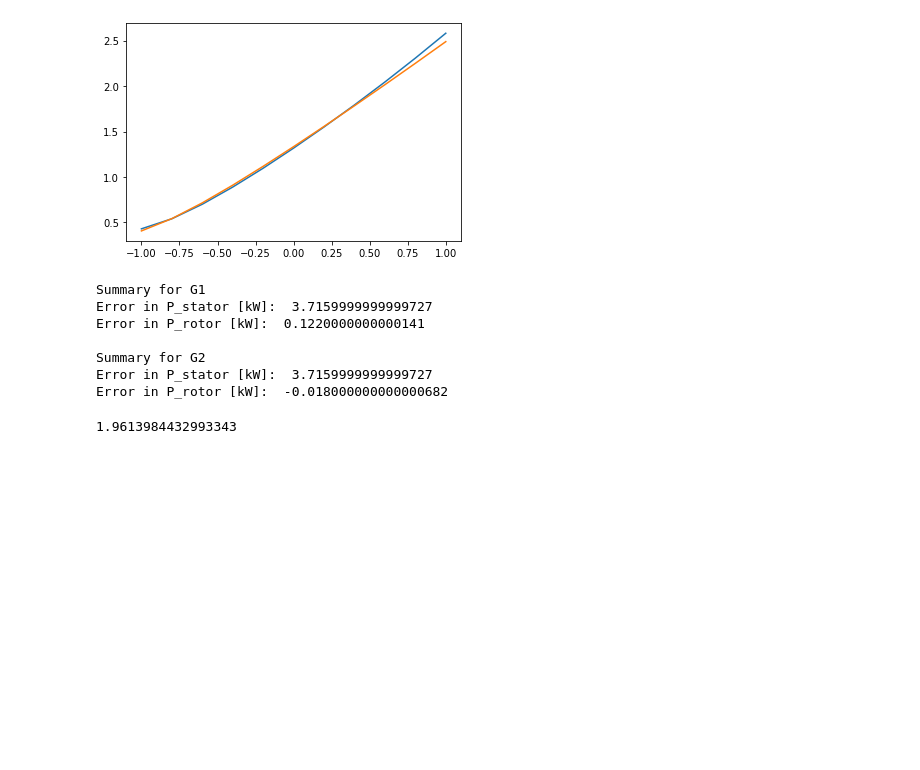
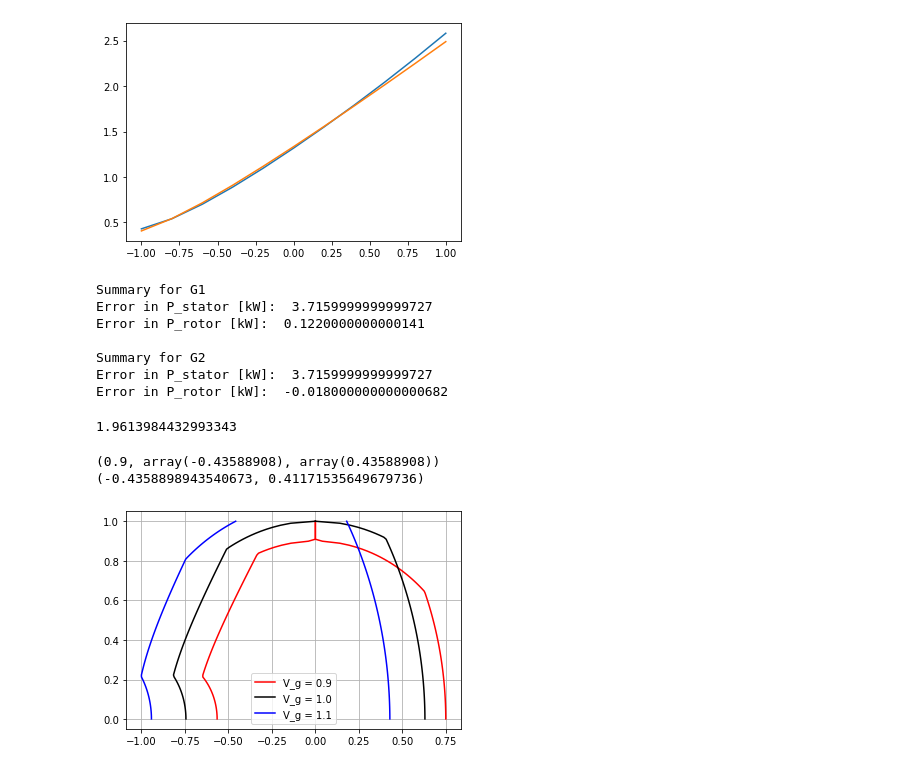
Before and after one commit to emelf/SynGenLoss, a Jupyter notebook: testing.ipynb, the cells around one changed output. Saved outputs shown, nothing was run; the diff lists cells and outputs as text; code cells hidden in the pictures; blank space fills up the shorter version.

```diff
--- a/testing.ipynb
+++ b/testing.ipynb
@@ -120,0 +128,37 @@ i_fd
+# %%
+G1 = AabjoraModel()
+CD1 = CD_v2(G1.md, G1.satmodel)
+CD_ref = CD(G1.md, G1.satmodel)
+# %%
+P = 0.9
+V = 1.0
+
+print(CD_ref.get_Q_lims(V, P))
+print(CD1.get_Q_lims(V, P))
+# %% [output]
+(0.9, array(-0.43588908), array(0.43588908))
+(-0.4358898943540673, 0.41171535649679736)
+# %%
+P_vals = np.linspace(1e-3, 1.0, 100)
+def plot_CD(ax, P_vals, V_g, N_vals, color, label):
+    Q_min_vals = []
+    Q_max_vals = []
+    for P in P_vals:
+        Q_min, Q_max = CD1.get_Q_lims(V_g, P)
+        Q_min_vals.append(Q_min)
+        Q_max_vals.append(Q_max)
+    ax.plot(Q_min_vals, P_vals, color=color, label=label)
+    ax.plot(Q_max_vals, P_vals, color=color)
+
+fig, ax = plt.subplots(1, 1)
+
+plot_CD(ax, P_vals, 0.9, 1000, color="red", label="V_g = 0.9")
+plot_CD(ax, P_vals, 1.0, 1000, color="black", label="V_g = 1.0")
+plot_CD(ax, P_vals, 1.1, 1000, color="blue", label="V_g = 1.1")
+
+ax.legend()
+ax.grid()
+
+plt.show()
+# %% [output]
+[figure, added]
```
Also changed, not shown: parts of 2 cells of this notebook, 36 other files.
